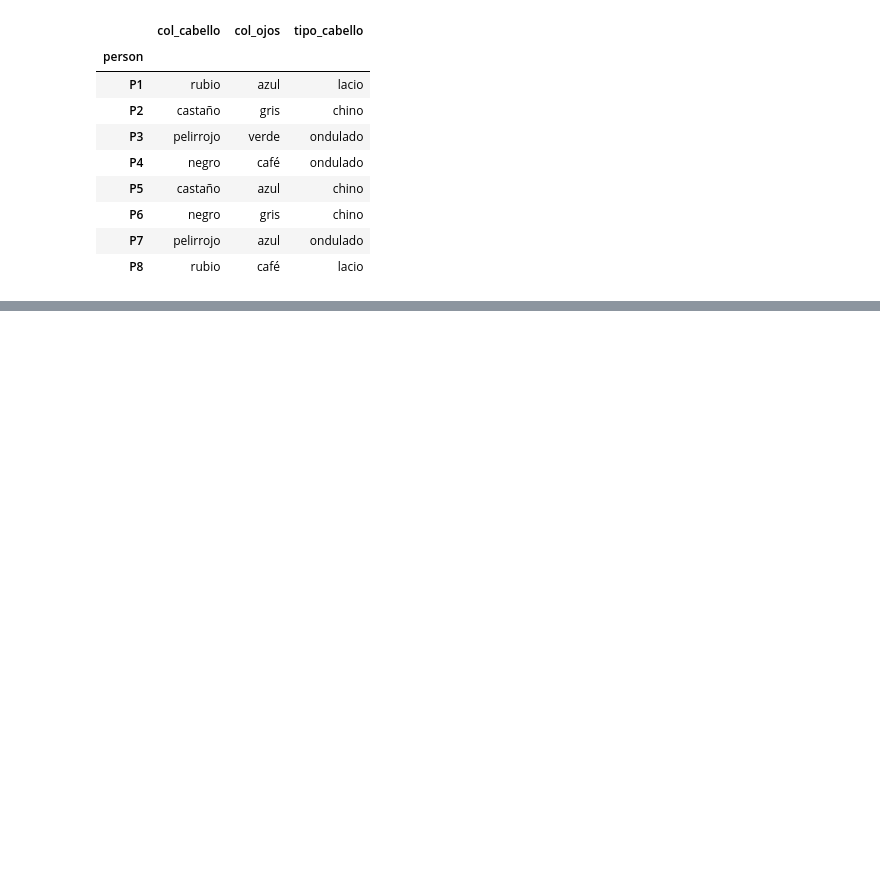
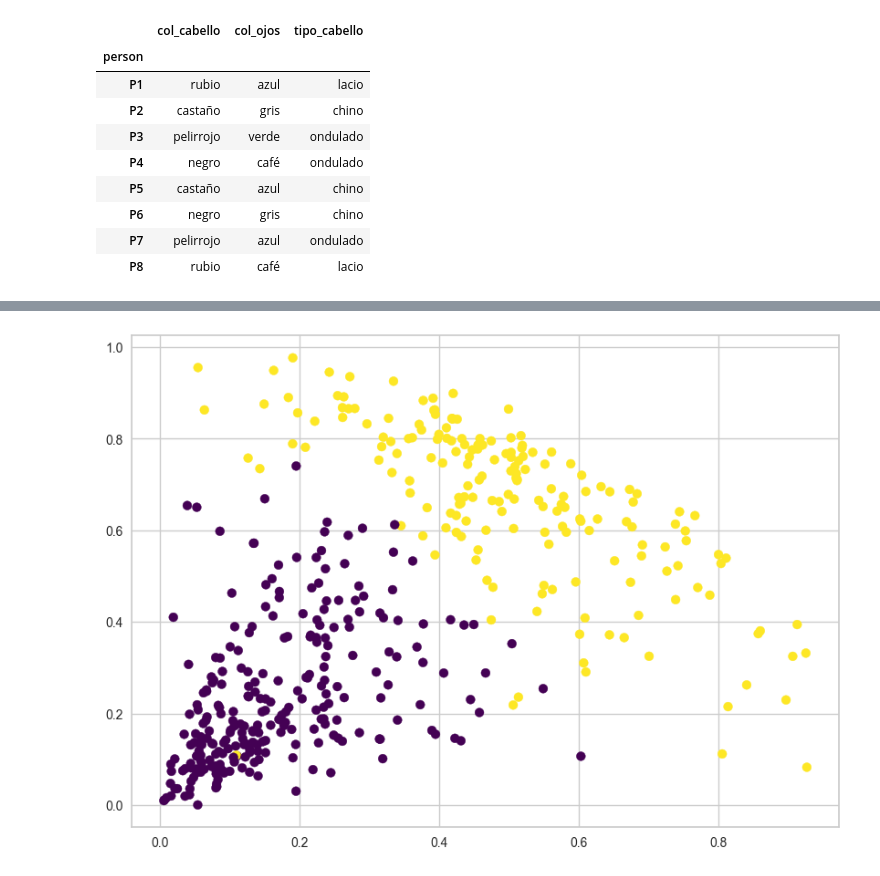
Before and after one commit to emilianodesu/LCD-5Sem-2025-1, a Jupyter notebook: PPCD/T1 Introduccion a ciencia de datos/1.2 Extraccion de grandes cantidades de informacion/agrupamientos.ipynb, the cells around one changed output, grey strips where cells are left out. Cells and saved outputs as stored; diff of their text form; code cells hidden in the pictures; blank space fills up the shorter version.

```diff
--- a/PPCD/T1 Introduccion a ciencia de datos/1.2 Extraccion de grandes cantidades de informacion/agrupamientos.ipynb
+++ b/PPCD/T1 Introduccion a ciencia de datos/1.2 Extraccion de grandes cantidades de informacion/agrupamientos.ipynb
@@ -325,0 +363,6 @@ data
+# %%
+# 2 grupos
+from sklearn.cluster import AgglomerativeClustering
+ac = AgglomerativeClustering(n_clusters=2, metric='euclidean', linkage='ward') # si usamos ward para el dendograma, debemos usarlo aquí
+y_hat = ac.fit_predict(data_scaled)
+y_hat
@@ -325,0 +390,6 @@ data
+# %%
+plt.figure(figsize=(10,7))
+plt.scatter(data_scaled.Milk, data_scaled.Grocery, c=y_hat, s=50, cmap='viridis')
+plt.show()
+# %% [output]
+[figure, added]
```
Also changed, not shown: parts of 25 cells of this notebook, 3 other files.
